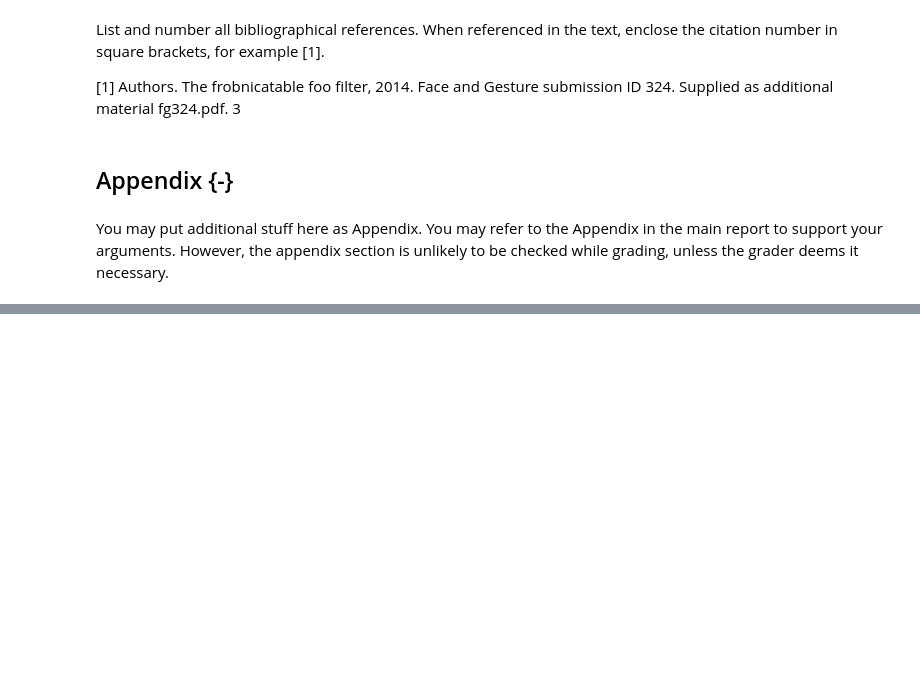
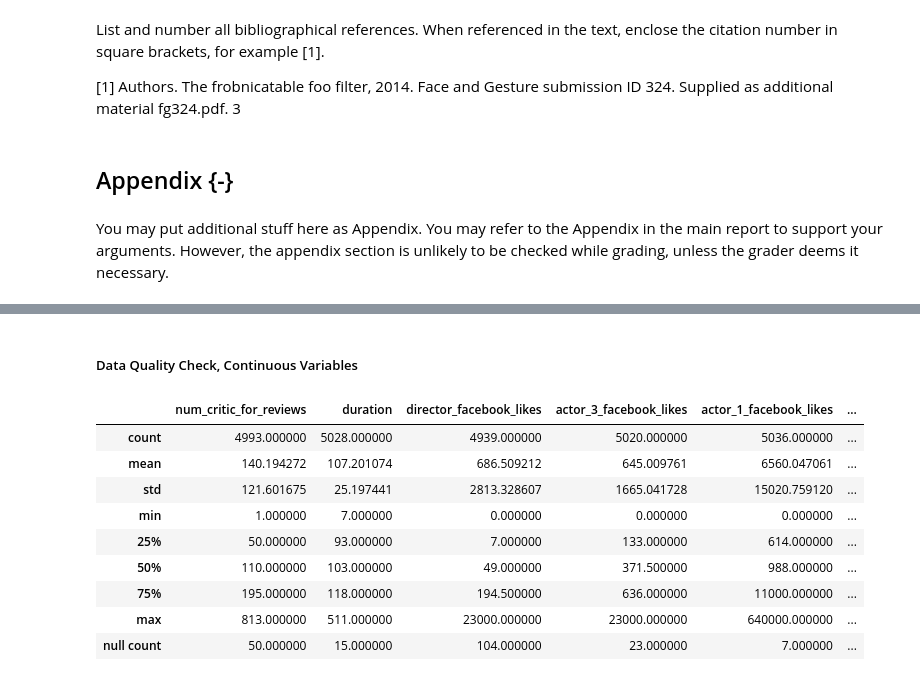
Before and after one commit to kennyeon/Too-Pullz-Project, a Jupyter notebook: Project Report Template.ipynb, the cells around one changed output, grey strips where cells are left out. Cells and saved outputs as stored; diff of their text form; code cells hidden in the pictures; blank space fills up the shorter version.

Commit message:
abstract and data cleaning tables

```diff
--- a/Project Report Template.ipynb
+++ b/Project Report Template.ipynb
@@ -194,0 +197,20 @@ You may put additional stuff here as Appendix. You may refer to the Appendix in
+# %%
+import pandas as pd
+import seaborn as sns
+import matplotlib.pyplot as plt
+import numpy as np
+import statsmodels.formula.api as smf
+
+movies = pd.read_csv('movie_metadata.csv')
+
+values = pd.Series(dtype = object)
+for i in movies.columns[movies.dtypes == object]:
+    ser = movies[str(i)].value_counts().sort_values(ascending = False)[0:3]
+    values = pd.concat([values, ser])
+
+values = pd.DataFrame(values)
+varr = np.array(values.iloc[:, 0])
+vals = pd.DataFrame(varr, index = [['color']*2+['director_name']*3+['actor_2_name']*3+['genres']*3+['actor_1_name']*3
+                              +['movie_title']*3+['actor_3_name']*3+['plot_keywords']*3+['movie_imdb_link']*3+
+                              ['language']*3+['country']*3+['content_rating']*3, values.index], columns = ['Top 3 Value Counts, Categorical'])
+vals
@@ -194,0 +273,18 @@ You may put additional stuff here as Appendix. You may refer to the Appendix in
+# %% [markdown]
+##### Data Quality Check, Continuous Variables
+# %%
+null_row = movies[movies.describe().columns].isnull().sum().to_dict()
+describe = movies.describe()
+describe = describe.append(pd.Series(null_row, index = describe.columns, name = 'null count'))
+describe
+# %% [output]
+|  | num_critic_for_reviews | duration | director_facebook_likes | actor_3_facebook_likes | actor_1_facebook_likes | ... |
+| count | 4993.000000 | 5028.000000 | 4939.000000 | 5020.000000 | 5036.000000 | ... |
+| mean | 140.194272 | 107.201074 | 686.509212 | 645.009761 | 6560.047061 | ... |
+| std | 121.601675 | 25.197441 | 2813.328607 | 1665.041728 | 15020.759120 | ... |
+| min | 1.000000 | 7.000000 | 0.000000 | 0.000000 | 0.000000 | ... |
+| 25% | 50.000000 | 93.000000 | 7.000000 | 133.000000 | 614.000000 | ... |
+| 50% | 110.000000 | 103.000000 | 49.000000 | 371.500000 | 988.000000 | ... |
+| 75% | 195.000000 | 118.000000 | 194.500000 | 636.000000 | 11000.000000 | ... |
+| max | 813.000000 | 511.000000 | 23000.000000 | 23000.000000 | 640000.000000 | ... |
+| null count | 50.000000 | 15.000000 | 104.000000 | 23.000000 | 7.000000 | ... |
```
Also changed, not shown: parts of 5 cells of this notebook.
